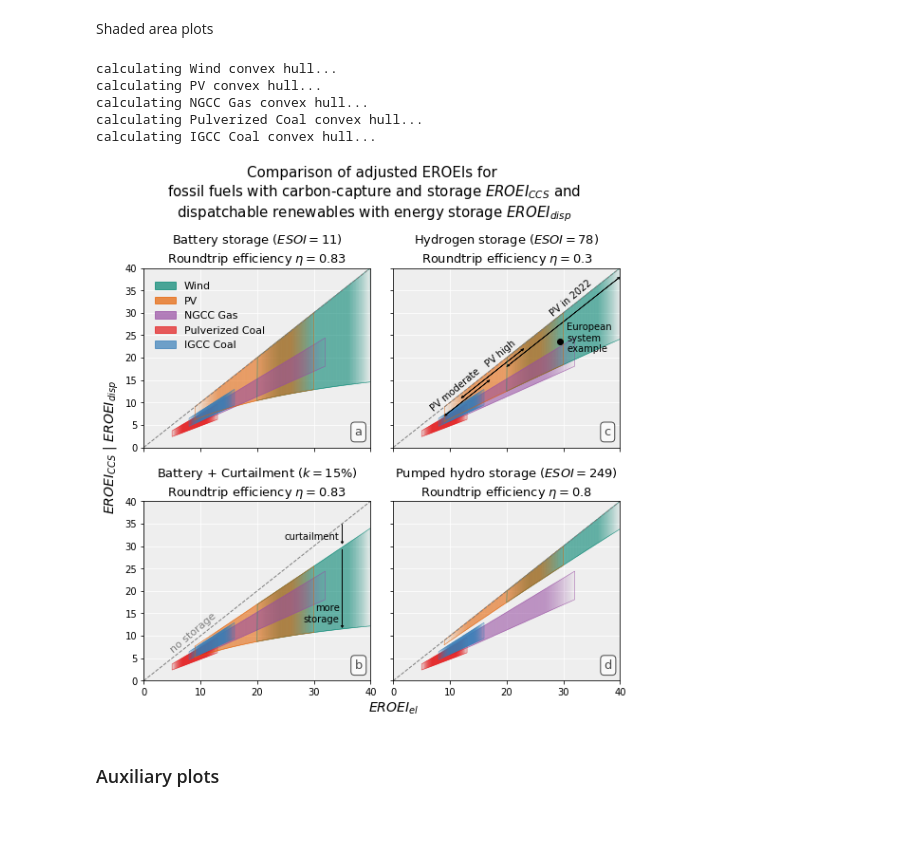
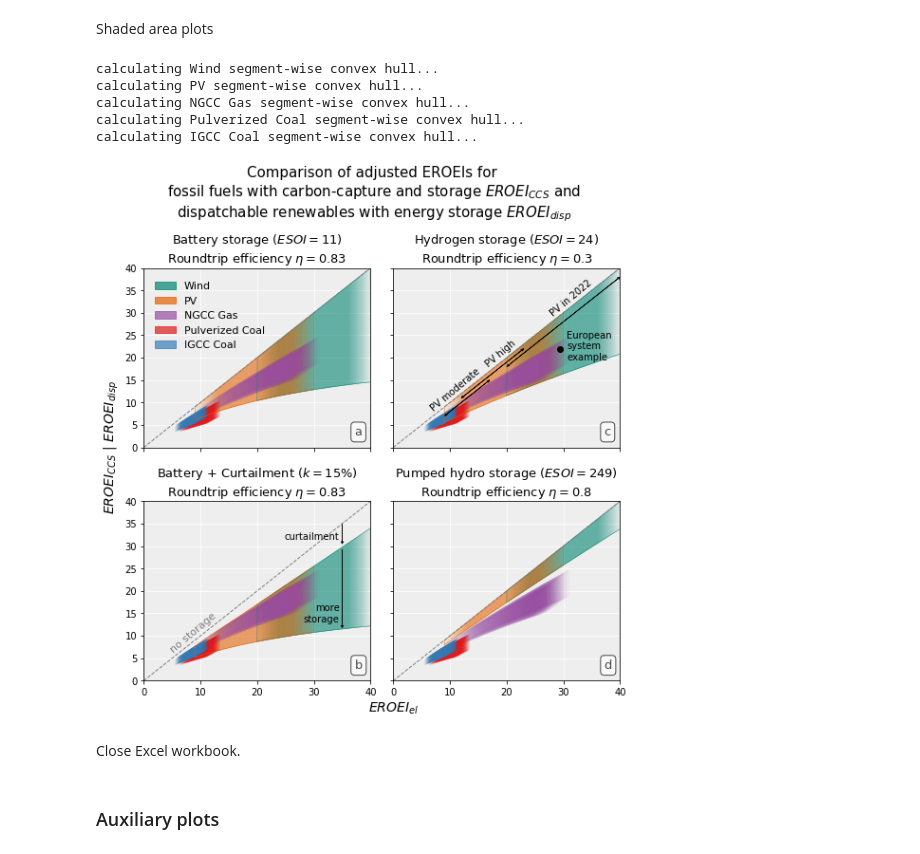
Before and after one commit to csaladenes/sustainable-energy-transitions, a Jupyter notebook: ccs/eroei-ccs-workbook.ipynb, the cells around one changed output. Saved outputs shown, nothing was run; the diff lists cells and outputs as text; code cells hidden in the pictures; blank space fills up the shorter version.

```diff
--- a/ccs/eroei-ccs-workbook.ipynb
+++ b/ccs/eroei-ccs-workbook.ipynb
@@ -428,7 +426,7 @@ def eroei_disp_cycler(ESOI, phi, eta, c, eroei_el):
 # %%
 eroei_el=np.linspace(10,60,100)
 phi=np.linspace(.0,.50,100)
-ESOI=[11,78,11,249]
+ESOI=[11,24,11,249]
 ESOI_tech=['Battery storage','Hydrogen storage','Battery + Curtailment','Pumped hydro storage']
 eta=[0.83,0.3,0.83,0.8]
 c=[0,0,0.15,0]
@@ -553,7 +553,7 @@ calculating IGCC Coal area...
 #RE part
 eroei_el_ren=[np.linspace(9,30,segments),np.linspace(20,40,segments)]
 eroei_el_pv=[[9,17],[12,23],[20,40]] #current medium and high PV EROEI_el ranges, future 2022 range
-eroei_el_eu=[[18,35],[0.33,0.67],23.7] #Table S3, current EU solar PV and wind EROEI_el, shares and resulting EROEI_disp
+eroei_el_eu=[[18,35],[0.33,0.67],21.9] #Table S3, current EU solar PV and wind EROEI_el, shares and resulting EROEI_disp
 eroei_ren_names=['PV','Wind']
 eroei_disp_n=[]
 re_bottom=[1000 for i in range(len(ESOI))]
@@ -576,6 +576,8 @@ for axi in axes:
         ax.grid(color='white', linestyle='solid')
 plt.subplots_adjust(wspace=0.1)
 plt.subplots_adjust(hspace=0.3)
+
+legendalpha=0.7
 
 #RE part
 for i in range(len(eroei_disp_n))[::-1]:
@@ -618,11 +620,13 @@ for i in range(len(names)):
     points=[]
     print 'calculating '+names[i].replace('\n',' ')+' convex hull...'
     for eroi in range(len(eroei_el_ns[i])):
-        x0=eroei_el_ns[i][eroi]
-        y0min=min(eroei_ccs_min_N[i][eroi].flatten())
-        y0max=max(eroei_ccs_max_N[i][eroi].flatten())
-        points.append([x0,y0min])
-        points.append([x0,y0max])
+        for j in range(len(CF)):
+        #for j in range(1,2):
+            x0=eroei_el_cf_N[i][eroi][0][j]
+            y0min=min(eroei_ccs_min_N[i][eroi][0][j])
+            y0max=max(eroei_ccs_max_N[i][eroi][0][j])
+            points.append([x0,y0min])
+            points.append([x0,y0max])
 
     for axi in axes:
         for ax in axi:
@@ -684,7 +688,7 @@ legendalpha=0.7
 
 #RE part
 for i in range(len(eroei_disp_n))[::-1]:
-    print 'calculating '+eroei_ren_names[i]+' convex hull...'
+    print 'calculating '+eroei_ren_names[i]+' segment-wise convex hull...'
     for j in range(len(eroei_disp_n[i])):
         points=[]
         for eroi in range(len(eroei_disp_n[i][j])):
@@ -710,7 +714,6 @@ for i in range(len(eroei_disp_n))[::-1]:
                 ax.plot(psegment.T[0][0::2],psegment.T[1][0::2],c=colr,alpha=0.9,lw=0.5)
             if g==len(np.split(np.array(points),nfaces))-1:
                 ax.plot(psegment.T[0][1::2],psegment.T[1][1::2],c=colr,alpha=0.9,lw=0.5)
-                #ax.plot(psegment.T[0][0::2],psegment.T[1][0::2],c=colr,alpha=0.9,lw=0.5)
         legendpoly = plt.Polygon([[0,0],[0,-1],[-1,-1]], edgecolor=colr,facecolor=colr,alpha=legendalpha,lw=1,label=eroei_ren_names[i])
         ax.add_patch(legendpoly)
         if (i==0):
@@ -763,50 +766,59 @@ for i in range(len(eroei_disp_n))[::-1]:
 #Fossil part
 for i in range(len(names)):
     points=[]
-    print 'calculating '+names[i].replace('\n',' ')+' convex hull...'
+    print 'calculating '+names[i].replace('\n',' ')+' segment-wise convex hull...'
     for eroi in range(len(eroei_el_ns[i])):
-        x0=eroei_el_ns[i][eroi]
-        y0min=min(eroei_ccs_min_N[i][eroi].flatten())
-        y0max=max(eroei_ccs_max_N[i][eroi].flatten())
-        points.append([x0,y0min])
-        points.append([x0,y0max])
+        for j in range(len(CF)):
+        #for j in range(1,2):
+            x0=eroei_el_cf_N[i][eroi][0][j]
+            y0min=min(eroei_ccs_min_N[i][eroi][0][j])
+            y0max=max(eroei_ccs_max_N[i][eroi][0][j])
+            points.append([x0,y0min])
+            points.append([x0,y0max])
 
     for axi in axes:
         for ax in axi:
             colr=cbrew(i)
-            nfaces=200
+            nfaces=100
             tfaces=0.24
-            basealpha=0.3
+            basealpha=0.15
             for g,p in enumerate(np.split(np.array(points),nfaces)):
-                poly = plt.Polygon(convexhull(p), edgecolor=colr,
-                                   alpha=basealpha*alpharater(g,nfaces,tfaces),fill=False,lw=1)
+                psegment=convexhull(p)
+                poly = plt.Polygon(convexhull(p), edgecolor=colr, facecolor=colr,
+                                   alpha=basealpha*alpharater(g,nfaces,tfaces),lw=1)
                 ax.add_patch(poly)
-            poly2 = plt.Polygon(convexhull(points), edgecolor=colr,alpha=0.9,fill=False,lw=0.5)
-            ax.add_patch(poly2)
+                #ax.plot(psegment.T[0][:2],psegment.T[1][:2],c=colr,alpha=0.9,lw=0.5)
+                #ax.plot(psegment.T[0][2:],psegment.T[1][2:],c=colr,alpha=0.9,lw=0.5)
+                #if g==0:
+                #    ax.plot(psegment.T[0][0::2],psegment.T[1][0::2],c=colr,alpha=0.9,lw=0.5)
+                #if g==len(np.split(np.array(points),nfaces))-1:
+                #    ax.plot(psegment.T[0][1::2],psegment.T[1][1::2],c=colr,alpha=0.9,lw=0.5)
             legendpoly = plt.Polygon([[0,0],[0,-1],[-1,-1]], edgecolor=colr,facecolor=colr,alpha=legendalpha,lw=1,label=names[i].replace('\n',' '))
             ax.add_patch(legendpoly)
 
 #Format labels
 for axi in axes:
     for ax in axi:
         ax.set_xlim(0,max(np.array(eroei_el_ren).flatten()))
         ax.set_ylim(0,max(np.array(eroei_el_ren).flatten()))
 axes[0][0].set_ylabel('$EROEI_{CCS}$ | $EROEI_{disp}$',fontsize=14,y=0)
 axes[1][1].set_xlabel('$EROEI_{el}$',fontsize=14,x=0)
 axes[0][1].set_yticklabels('')
 axes[1][1].set_yticklabels('')
 axes[0][0].set_xticklabels('')
 axes[0][1].set_xticklabels('')
 #axes[0][1].legend(loc=(1.04,0.58),fontsize=11)
 axes[0][0].legend(loc=(0.03,0.52),framealpha=0,fontsize=11)
 
 plt.suptitle('Comparison of adjusted EROEIs for \nfossil fuels with carbon-capture and storage $EROEI_{CCS}$ and \ndispatchable renewables with energy storage $EROEI_{disp}$',y=1.06,fontsize=15)
 plt.savefig('plot/fig4.png',dpi=150,bbox_inches = 'tight', pad_inches = 0.1)
 plt.show()
 # %% [output]
-calculating Wind convex hull...
-calculating PV convex hull...
-calculating NGCC Gas convex hull...
-calculating Pulverized Coal convex hull...
-calculating IGCC Coal convex hull...
+calculating Wind segment-wise convex hull...
+calculating PV segment-wise convex hull...
+calculating NGCC Gas segment-wise convex hull...
+calculating Pulverized Coal segment-wise convex hull...
+calculating IGCC Coal segment-wise convex hull...
-[figure, old version]
+[figure, new version]
+# %% [markdown]
+Close Excel workbook.
```
Also changed, not shown: parts of 25 cells of this notebook, 7 other files.
